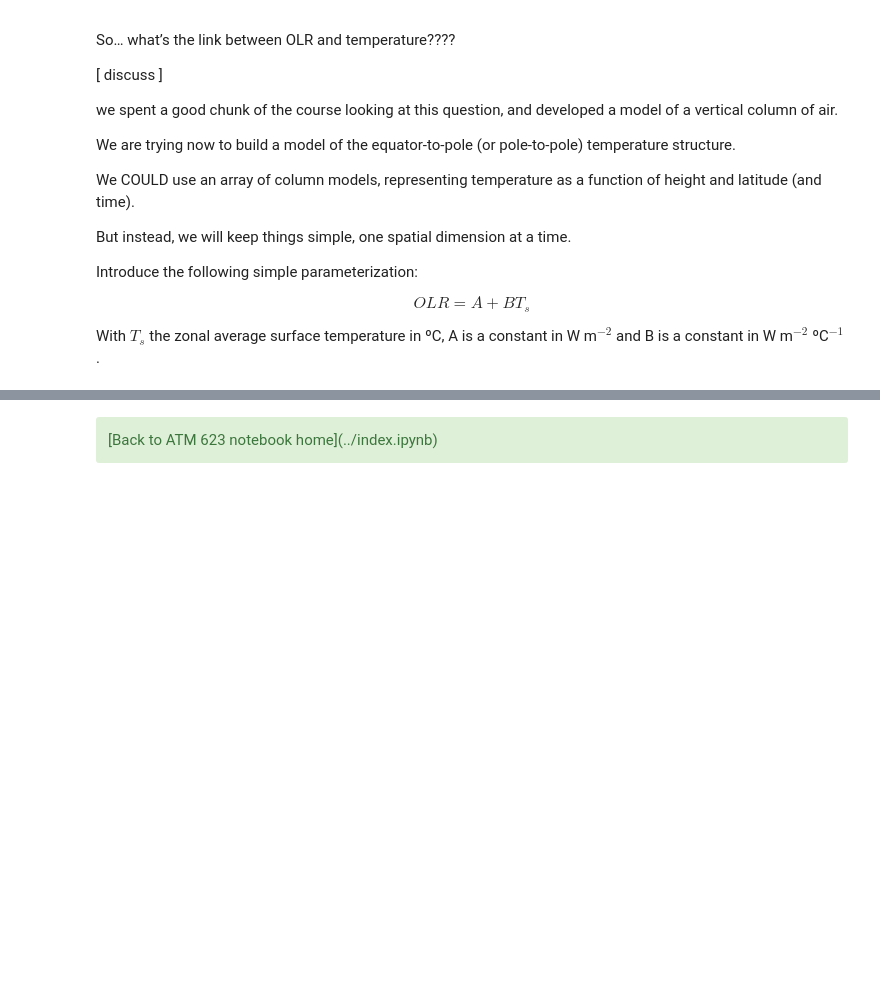
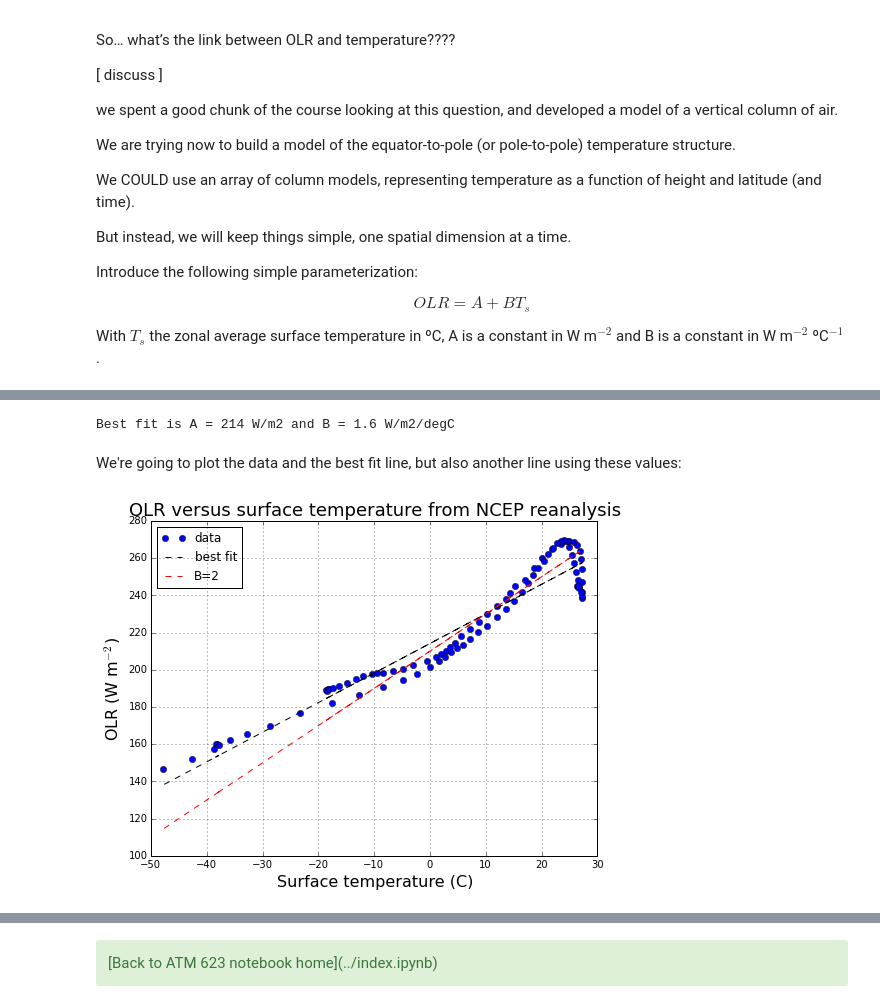
Before and after one commit to brian-rose/ClimateModeling_courseware, a Jupyter notebook: Lectures/Lecture14 -- Diffusive energy balance model.ipynb, the cells around one changed output, grey strips where cells are left out. Cells and saved outputs as stored; diff of their text form; code cells hidden in the pictures; blank space fills up the shorter version.

```diff
--- a/Lectures/Lecture14 -- Diffusive energy balance model.ipynb
+++ b/Lectures/Lecture14 -- Diffusive energy balance model.ipynb
@@ -235 +285,35 @@ With $T_s$ the zonal average surface temperature in ºC, A is a constant in W m$
+# %%
+Ts_ncep_annual = np.mean(ncep_Ts.variables['skt'][:], axis=(0,2) )
+# %%
+ncep_ulwrf = nc.Dataset( ncep_url + "other_gauss/ulwrf.ntat.mon.1981-2010.ltm.nc" )
+ncep_dswrf = nc.Dataset( ncep_url + "other_gauss/dswrf.ntat.mon.1981-2010.ltm.nc" )
+ncep_uswrf = nc.Dataset( ncep_url + "other_gauss/uswrf.ntat.mon.1981-2010.ltm.nc" )
+OLR_ncep_annual = np.mean(ncep_ulwrf.variables['ulwrf'][:], axis=(0,2) )
+ASR_ncep_annual = np.mean(ncep_dswrf.variables['dswrf'][:] - ncep_uswrf.variables['uswrf'][:], axis=(0,2) )
+# %%
+from scipy.stats import linregress
+slope, intercept, r_value, p_value, std_err = linregress(Ts_ncep_annual, OLR_ncep_annual)
+
+print 'Best fit is A = %0.0f W/m2 and B = %0.1f W/m2/degC' %(intercept, slope)
+# %% [output]
+Best fit is A = 214 W/m2 and B = 1.6 W/m2/degC
+# %% [markdown]
+We're going to plot the data and the best fit line, but also another line using these values:
+# %%
+#  More standard values
+A = 210.
+B = 2.
+# %%
+fig = plt.figure(figsize=(8,6))
+ax1 = fig.add_subplot(111)
+ax1.plot( Ts_ncep_annual, OLR_ncep_annual, 'o' , label='data')
+ax1.plot( Ts_ncep_annual, intercept + slope * Ts_ncep_annual, 'k--', label='best fit')
+ax1.plot( Ts_ncep_annual, A + B * Ts_ncep_annual, 'r--', label='B=2')
+ax1.set_xlabel('Surface temperature (C)', fontsize=16)
+ax1.set_ylabel('OLR (W m$^{-2}$)', fontsize=16)
+ax1.set_title('OLR versus surface temperature from NCEP reanalysis', fontsize=18)
+ax1.legend(loc='upper left')
+ax1.grid()
+# %% [output]
+[figure, added]
 # %% [markdown]
```
Also changed, not shown: parts of 27 cells of this notebook.
